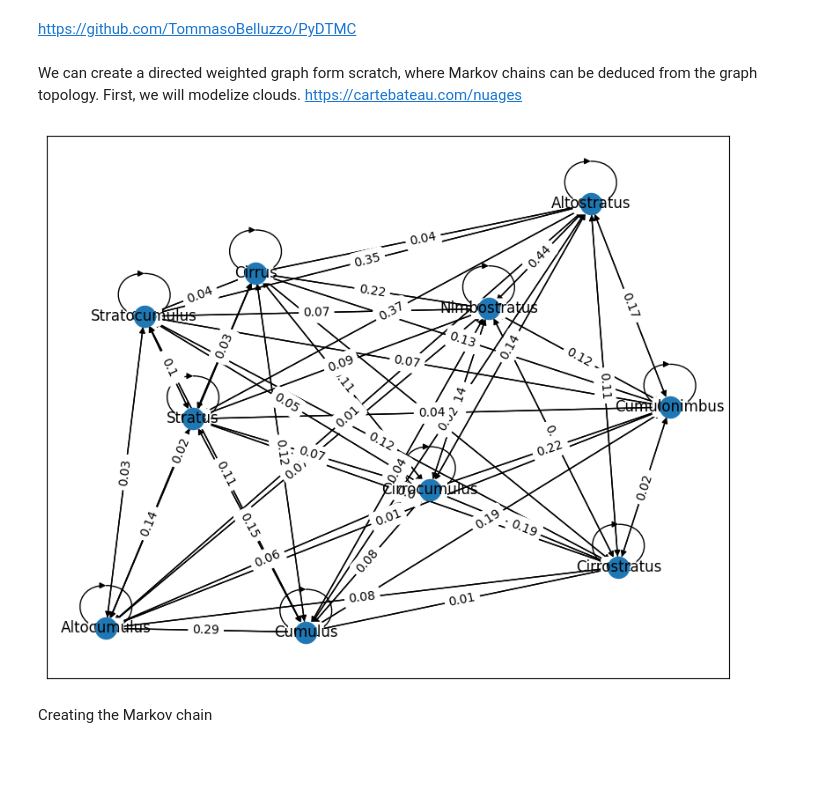
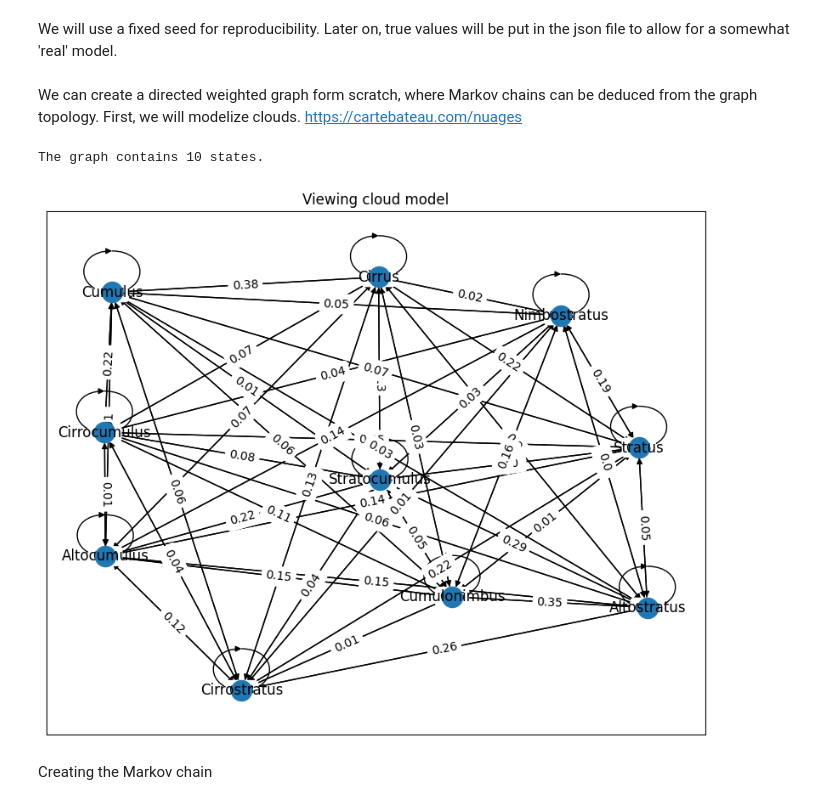
Before and after one commit to Tharos-ux/mmcat, a Jupyter notebook: model.ipynb, the cells around one changed output. Saved outputs shown, nothing was run; the diff lists cells and outputs as text; code cells hidden in the pictures; blank space fills up the shorter version.

Commit message:
Working model

```diff
--- a/model.ipynb
+++ b/model.ipynb
@@ -7,2 +8,2 @@ from random import choice
-# %% [markdown]
-https://github.com/TommasoBelluzzo/PyDTMC
+# %% [markdown]
+We will use a fixed seed for reproducibility. Later on, true values will be put in the json file to allow for a somewhat 'real' model.
@@ -33,18 +36,23 @@ for state_a in cloud_states:
     distrib:ndarray = random.dirichlet(ones(len(cloud_states)),size=1)
     for i,state_b in enumerate(cloud_states):
         weather.add_edge(state_a,state_b,weight=distrib[0][i])
+
+print(f"The graph contains {len(weather.nodes)} states.")
+# %% [output]
+The graph contains 10 states.
 # %%
 # Drawing the graph
 pyplot.figure(figsize=(10,8))
-pos=spring_layout(weather) # pos = nx.nx_agraph.graphviz_layout(G)
+pyplot.title("Viewing cloud model")
+pos=spring_layout(weather)
 draw_networkx(weather,pos)
 labels = get_edge_attributes(weather,'weight')
 for key,value in labels.items():
     labels[key] = round(value,2)
 draw_networkx_edge_labels(weather,pos,edge_labels=labels)
 pyplot.show()
 # %% [output]
-[figure, old version]
+[figure, new version]
 # %% [markdown]
 Creating the Markov chain
 # %%
```
Also changed, not shown: parts of 18 cells of this notebook.
